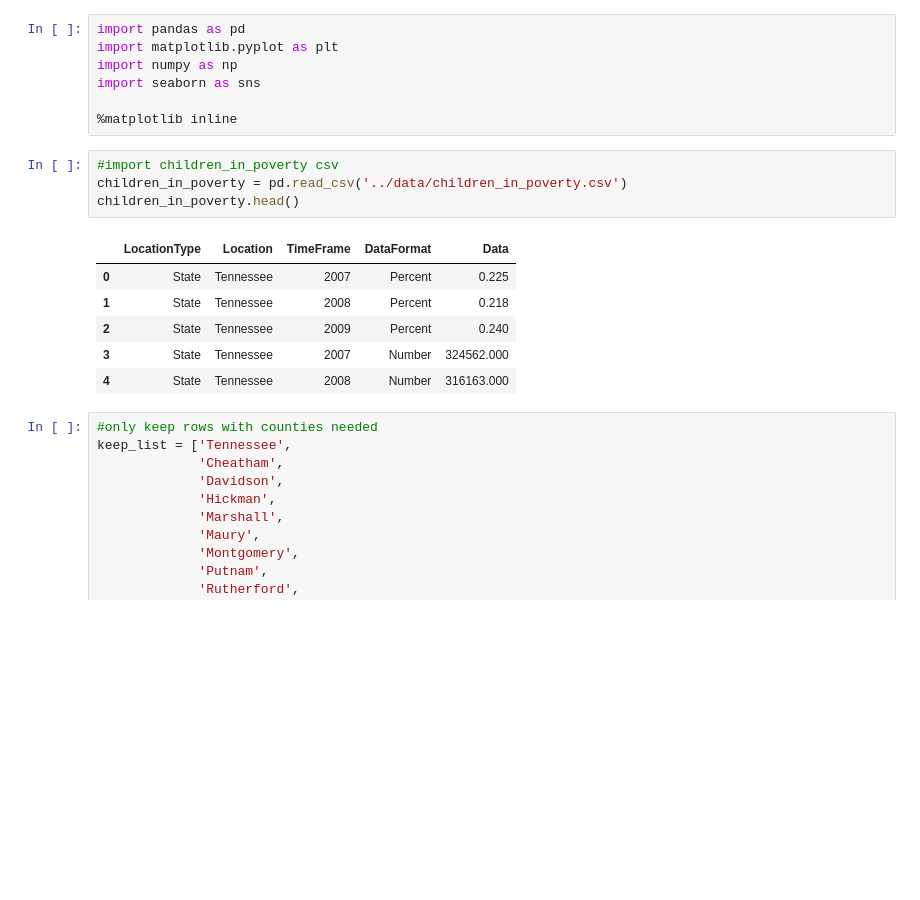
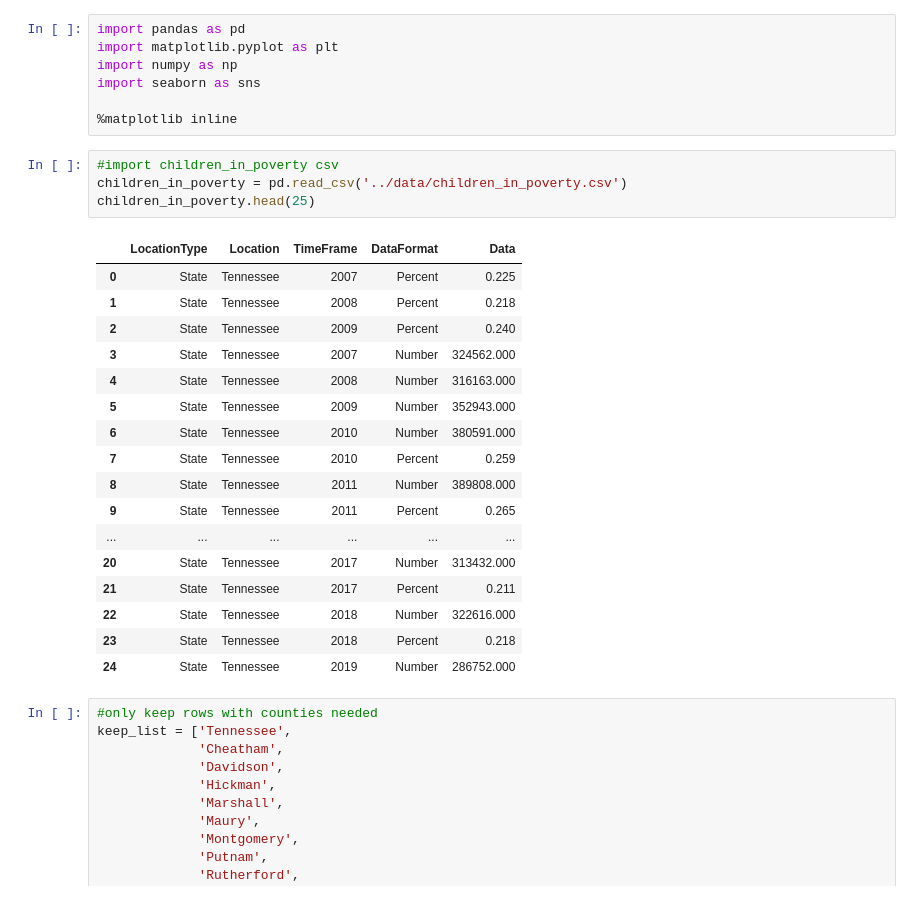
Before and after one commit to paulballenger/nashville_diaper_connection, a Jupyter notebook: notebooks/poverty_table_tn.ipynb, the cells around one changed output. Drawn from its saved outputs; the diff is of its cells as text; blank space fills up the shorter version.

```diff
--- a/notebooks/poverty_table_tn.ipynb
+++ b/notebooks/poverty_table_tn.ipynb
@@ -12,14 +12,25 @@ import seaborn as sns
 # %%
 #import children_in_poverty csv
 children_in_poverty = pd.read_csv('../data/children_in_poverty.csv')
-children_in_poverty.head()
+children_in_poverty.head(25)
 # %% [output]
 |  | LocationType | Location | TimeFrame | DataFormat | Data |
 | 0 | State | Tennessee | 2007 | Percent | 0.225 |
 | 1 | State | Tennessee | 2008 | Percent | 0.218 |
 | 2 | State | Tennessee | 2009 | Percent | 0.240 |
 | 3 | State | Tennessee | 2007 | Number | 324562.000 |
 | 4 | State | Tennessee | 2008 | Number | 316163.000 |
+| 5 | State | Tennessee | 2009 | Number | 352943.000 |
+| 6 | State | Tennessee | 2010 | Number | 380591.000 |
+| 7 | State | Tennessee | 2010 | Percent | 0.259 |
+| 8 | State | Tennessee | 2011 | Number | 389808.000 |
+| 9 | State | Tennessee | 2011 | Percent | 0.265 |
+| ... | ... | ... | ... | ... | ... |
+| 20 | State | Tennessee | 2017 | Number | 313432.000 |
+| 21 | State | Tennessee | 2017 | Percent | 0.211 |
+| 22 | State | Tennessee | 2018 | Number | 322616.000 |
+| 23 | State | Tennessee | 2018 | Percent | 0.218 |
+| 24 | State | Tennessee | 2019 | Number | 286752.000 |
 # %%
 #only keep rows with counties needed
 keep_list = ['Tennessee',
```
Also changed, not shown: parts of 6 cells of this notebook, 8 other files.
